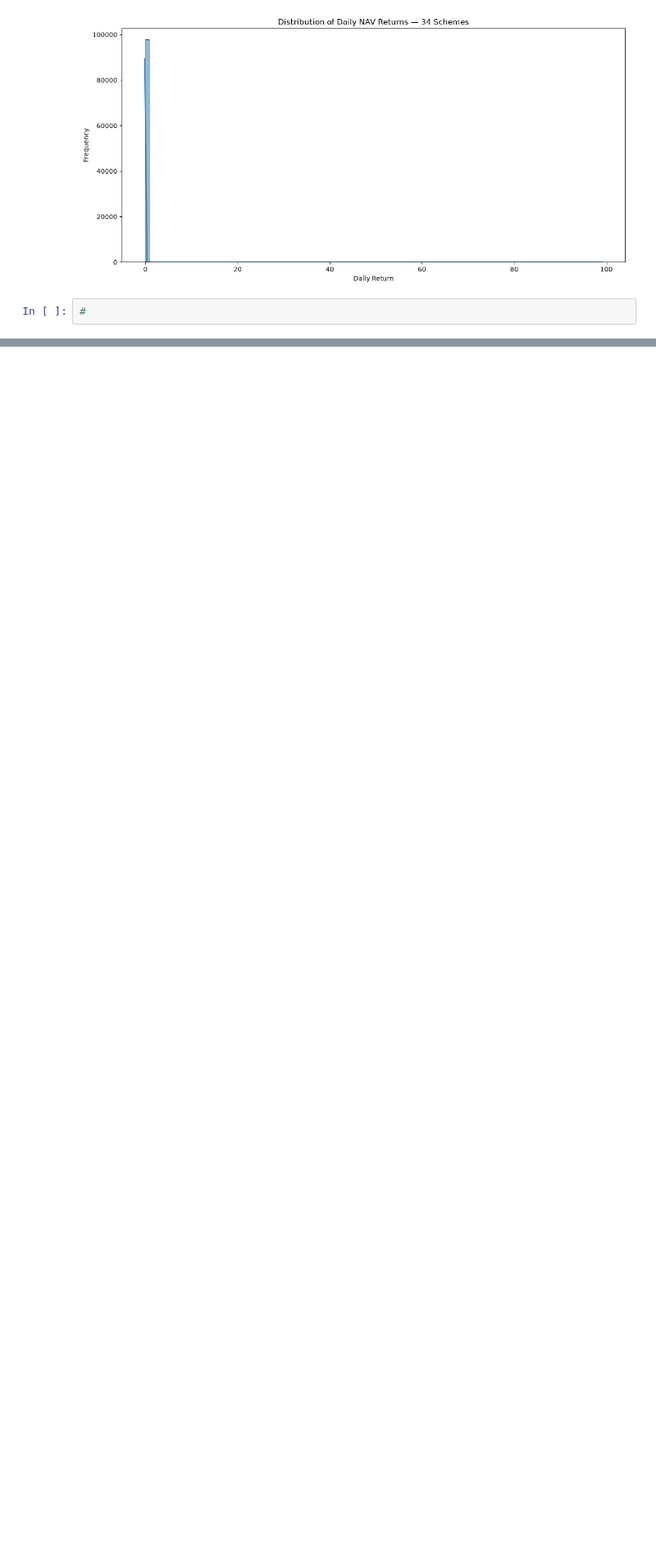
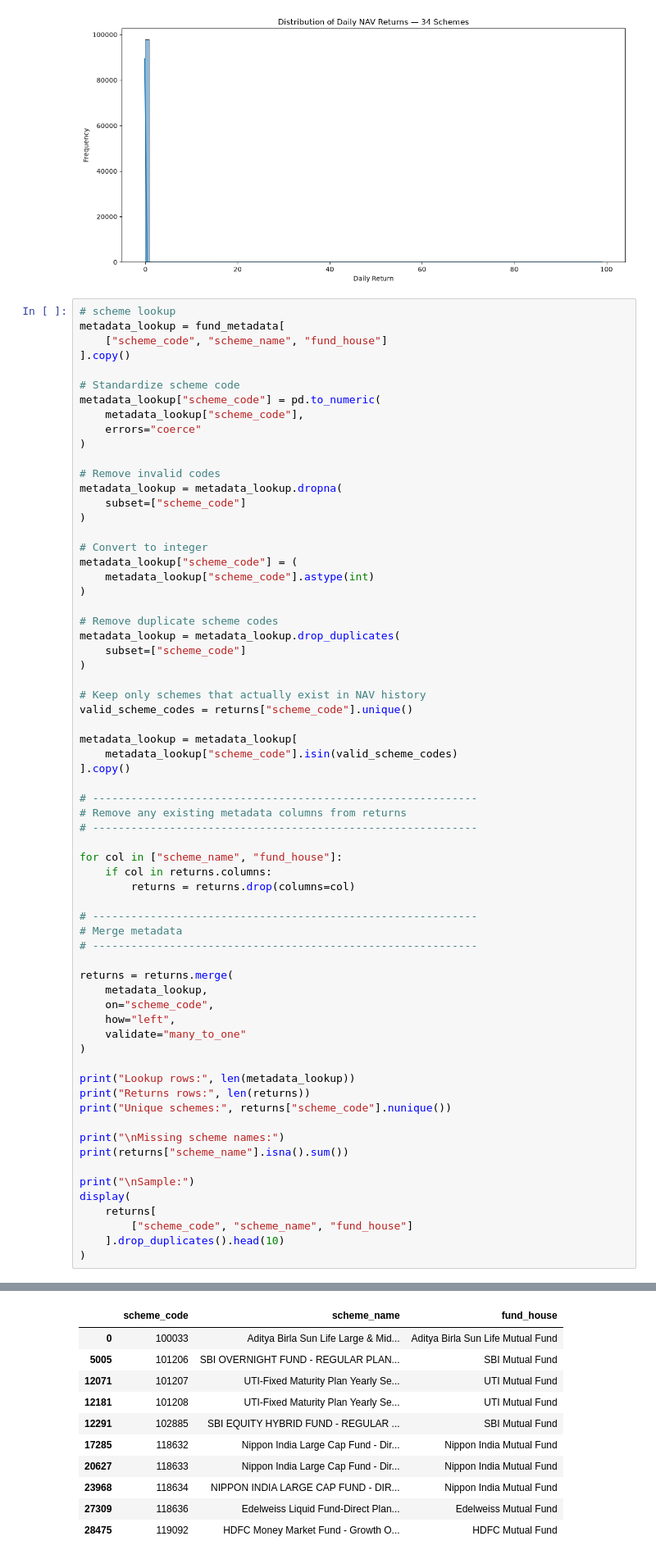
Before and after one commit to VANSHxGIT/CapstoneProject.Mutual_Fund_Analysis, a Jupyter notebook: notebooks/Performance_Analytics.ipynb, the cells around one changed output, grey strips where cells are left out. Shown at 82% size. Saved outputs shown, nothing was run; the diff lists cells and outputs as text; blank space fills up the shorter version.

```diff
--- a/notebooks/Performance_Analytics.ipynb
+++ b/notebooks/Performance_Analytics.ipynb
@@ -398,4 +398,69 @@ plt.show()
 # %% [output]
 [figure]
 # %%
-#
+# scheme lookup
+metadata_lookup = fund_metadata[
+    ["scheme_code", "scheme_name", "fund_house"]
+].copy()
+
+# Standardize scheme code
+metadata_lookup["scheme_code"] = pd.to_numeric(
+    metadata_lookup["scheme_code"],
+    errors="coerce"
+)
+
+# Remove invalid codes
+metadata_lookup = metadata_lookup.dropna(
+    subset=["scheme_code"]
+)
+
+# Convert to integer
+metadata_lookup["scheme_code"] = (
+    metadata_lookup["scheme_code"].astype(int)
+)
+
+# Remove duplicate scheme codes
+metadata_lookup = metadata_lookup.drop_duplicates(
+    subset=["scheme_code"]
+)
+
+# Keep only schemes that actually exist in NAV history
+valid_scheme_codes = returns["scheme_code"].unique()
+
+metadata_lookup = metadata_lookup[
+    metadata_lookup["scheme_code"].isin(valid_scheme_codes)
+].copy()
+
+# ------------------------------------------------------------
+# Remove any existing metadata columns from returns
+# ------------------------------------------------------------
+
+for col in ["scheme_name", "fund_house"]:
+    if col in returns.columns:
+        returns = returns.drop(columns=col)
+
+# ------------------------------------------------------------
+# Merge metadata
+# ------------------------------------------------------------
+
+returns = returns.merge(
+    metadata_lookup,
+    on="scheme_code",
+    how="left",
+    validate="many_to_one"
+)
+
+print("Lookup rows:", len(metadata_lookup))
+print("Returns rows:", len(returns))
+print("Unique schemes:", returns["scheme_code"].nunique())
+
+print("\nMissing scheme names:")
+print(returns["scheme_name"].isna().sum())
+
+print("\nSample:")
+display(
+    returns[
+        ["scheme_code", "scheme_name", "fund_house"]
+    ].drop_duplicates().head(10)
+)
+# %% [output]
@@ -401,0 +475,11 @@ plt.show()
+|  | scheme_code | scheme_name | fund_house |
+| 0 | 100033 | Aditya Birla Sun Life Large & Mid... | Aditya Birla Sun Life Mutual Fund |
+| 5005 | 101206 | SBI OVERNIGHT FUND - REGULAR PLAN... | SBI Mutual Fund |
+| 12071 | 101207 | UTI-Fixed Maturity Plan Yearly Se... | UTI Mutual Fund |
+| 12181 | 101208 | UTI-Fixed Maturity Plan Yearly Se... | UTI Mutual Fund |
+| 12291 | 102885 | SBI EQUITY HYBRID FUND - REGULAR ... | SBI Mutual Fund |
+| 17285 | 118632 | Nippon India Large Cap Fund - Dir... | Nippon India Mutual Fund |
+| 20627 | 118633 | Nippon India Large Cap Fund - Dir... | Nippon India Mutual Fund |
+| 23968 | 118634 | NIPPON INDIA LARGE CAP FUND - DIR... | Nippon India Mutual Fund |
+| 27309 | 118636 | Edelweiss Liquid Fund-Direct Plan... | Edelweiss Mutual Fund |
+| 28475 | 119092 | HDFC Money Market Fund - Growth O... | HDFC Mutual Fund |
```
Also changed, not shown: parts of 4 cells of this notebook.
